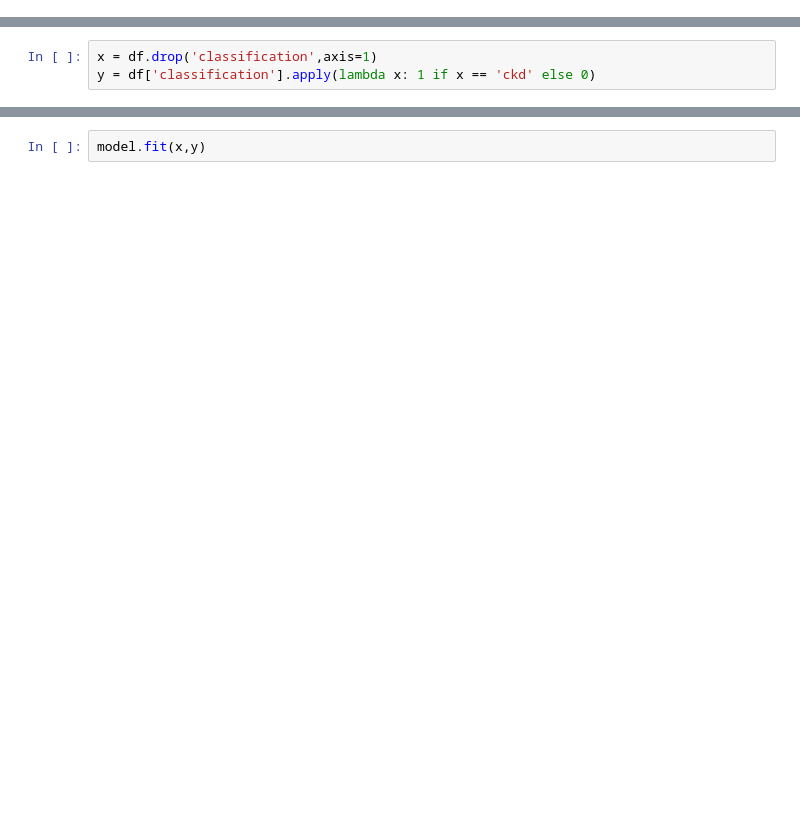
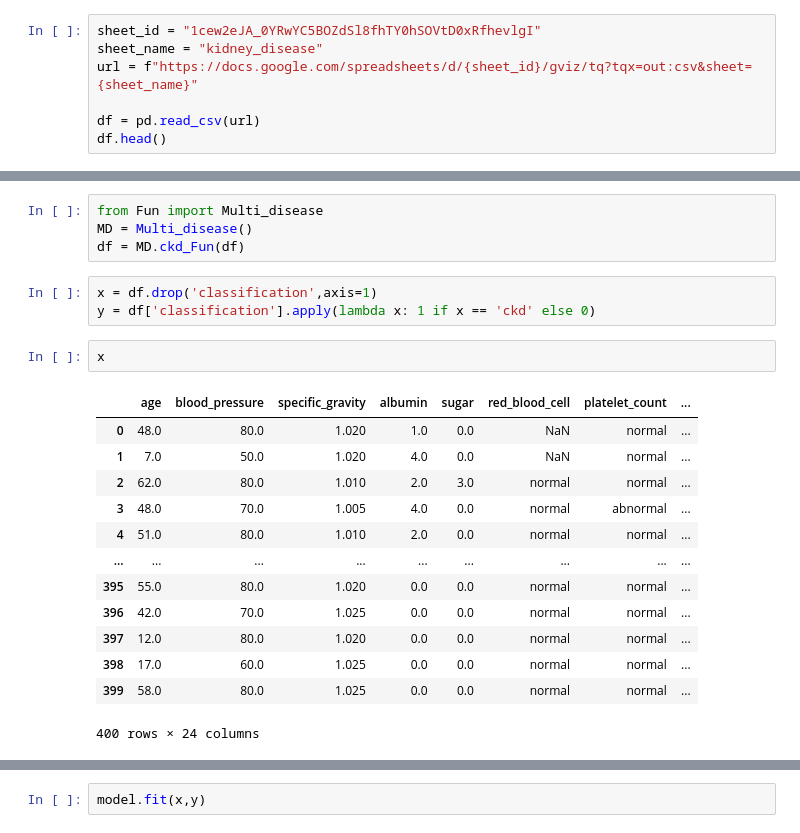
Before and after one commit to arun8nov/Multiple-Disease-prediction, a Jupyter notebook: ckd_code.ipynb, the cells around one changed output, grey strips where cells are left out. Cells and saved outputs as stored; diff of their text form; blank space fills up the shorter version.

```diff
--- a/ckd_code.ipynb
+++ b/ckd_code.ipynb
@@ -1237,3 +1237,10 @@ Pipeline(steps=[('preprocessor',
       dtype='object'))])),
                 ('logistic regression',
                  LogisticRegression(class_weight='balanced'))])
+# %%
+sheet_id = "1cew2eJA_0YRwYC5BOZdSl8fhTY0hSOVtD0xRfhevlgI"
+sheet_name = "kidney_disease"
+url = f"https://docs.google.com/spreadsheets/d/{sheet_id}/gviz/tq?tqx=out:csv&sheet={sheet_name}"
+
+df = pd.read_csv(url)
+df.head()
@@ -1240,3 +1254,23 @@ Pipeline(steps=[('preprocessor',
+# %%
+from Fun import Multi_disease
+MD = Multi_disease()
+df = MD.ckd_Fun(df)
 # %%
 x = df.drop('classification',axis=1)
 y = df['classification'].apply(lambda x: 1 if x == 'ckd' else 0)
+# %%
+x
+# %% [output]
+|  | age | blood_pressure | specific_gravity | albumin | sugar | red_blood_cell | platelet_count | ... |
+| 0 | 48.0 | 80.0 | 1.020 | 1.0 | 0.0 | NaN | normal | ... |
+| 1 | 7.0 | 50.0 | 1.020 | 4.0 | 0.0 | NaN | normal | ... |
+| 2 | 62.0 | 80.0 | 1.010 | 2.0 | 3.0 | normal | normal | ... |
+| 3 | 48.0 | 70.0 | 1.005 | 4.0 | 0.0 | normal | abnormal | ... |
+| 4 | 51.0 | 80.0 | 1.010 | 2.0 | 0.0 | normal | normal | ... |
+| ... | ... | ... | ... | ... | ... | ... | ... | ... |
+| 395 | 55.0 | 80.0 | 1.020 | 0.0 | 0.0 | normal | normal | ... |
+| 396 | 42.0 | 70.0 | 1.025 | 0.0 | 0.0 | normal | normal | ... |
+| 397 | 12.0 | 80.0 | 1.020 | 0.0 | 0.0 | normal | normal | ... |
+| 398 | 17.0 | 60.0 | 1.025 | 0.0 | 0.0 | normal | normal | ... |
+| 399 | 58.0 | 80.0 | 1.025 | 0.0 | 0.0 | normal | normal | ... |
+400 rows × 24 columns
```
Also changed, not shown: parts of 7 cells of this notebook, 4 other files.
